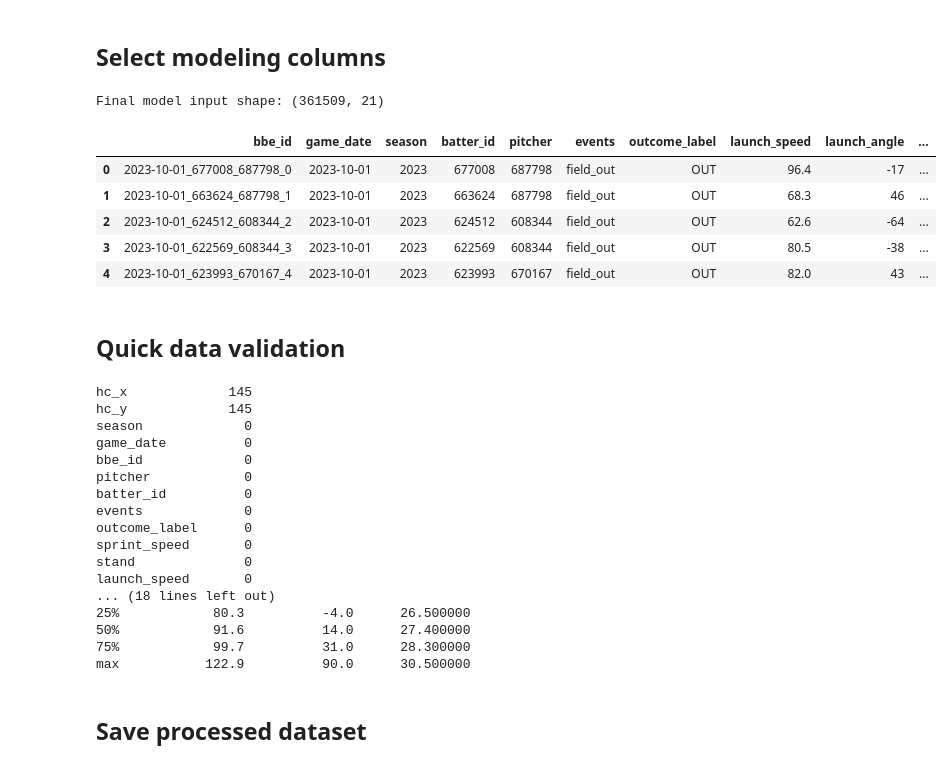
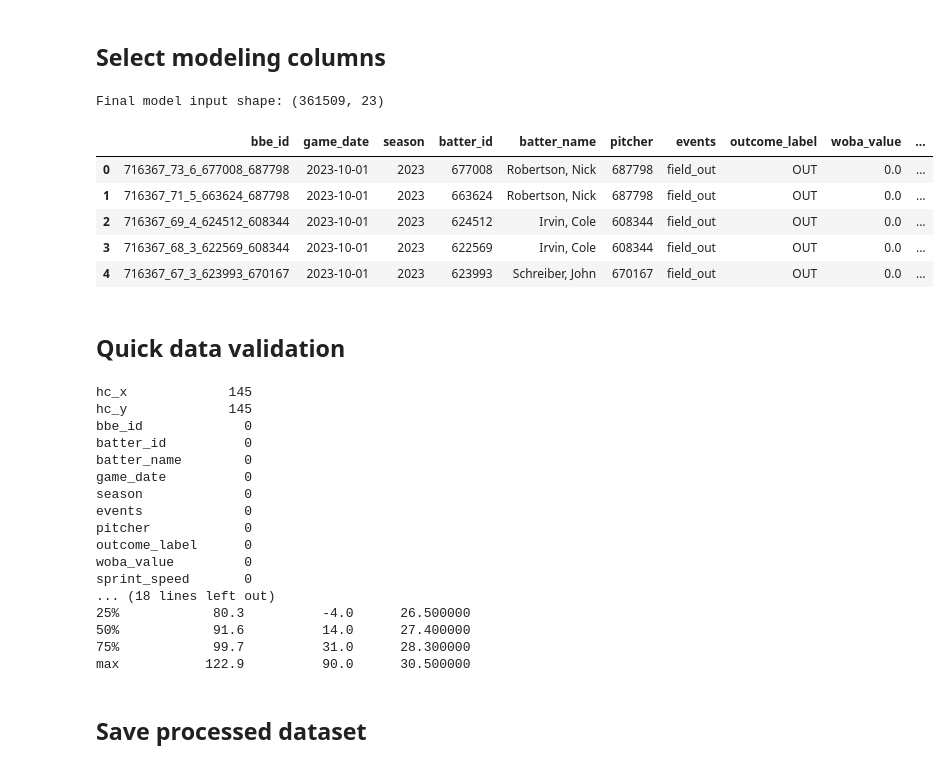
Before and after one commit to ZachGrammer/BaseballRevamp, a Jupyter notebook: 02_data_preparation.ipynb, the cells around one changed output. Drawn from its saved outputs; the diff is of its cells as text; code cells hidden in the pictures.

Commit message:
Tinkering before final notebook Changed bbe_id to be unique. Prevented possible data leakage in ground ball model. Adjusted markdown cell contents. Added more model performance validation.

```diff
--- a/02_data_preparation.ipynb
+++ b/02_data_preparation.ipynb
@@ -99,11 +98,15 @@ Name: count, dtype: int64
 bbe = bbe.reset_index(drop=True)
 
 bbe["bbe_id"] = (
-    bbe["game_date"].astype(str) + "_" +
-    bbe["batter"].astype(str) + "_" +
-    bbe["pitcher"].astype(str) + "_" +
-    bbe.index.astype(str)
+    bbe["game_pk"].astype("Int64").astype(str) + "_" +
+    bbe["at_bat_number"].astype("Int64").astype(str) + "_" +
+    bbe["pitch_number"].astype("Int64").astype(str) + "_" +
+    bbe["batter"].astype("Int64").astype(str) + "_" +
+    bbe["pitcher"].astype("Int64").astype(str)
 )
 
+dup_count = bbe["bbe_id"].duplicated().sum()
+print("Duplicate bbe_id count:", dup_count)
+
 bbe[["bbe_id", "game_date", "batter", "pitcher", "events"]].head()
 # %% [output]
@@ -148,7 +152,7 @@ bbe["season"] = pd.to_numeric(bbe["season"], errors="coerce")
 bbe["batter"] = pd.to_numeric(bbe["batter"], errors="coerce")
 
 bbe = bbe.merge(
-    ss_clean[["season", "player_id", "player_name", "sprint_speed"]],
+    ss_clean[["season", "player_id", "sprint_speed"]],
     left_on=["season", "batter"],
     right_on=["season", "player_id"],
     how="left"
@@ -179,41 +192,41 @@ model_input = bbe.rename(columns={
 model_cols = [
     "bbe_id",
     "game_date",
     "season",
     "batter_id",
     "batter_name",
     "pitcher",
     "events",
     "outcome_label",
-    "actual_result_value",
+    "woba_value",
     "launch_speed",
     "launch_angle",
     "sprint_speed",
     "stand",
     "p_throws",
     "balls",
     "strikes",
     "pitch_type",
     "zone",
     "bb_type",
     "hc_x",
     "hc_y",
     "home_team",
     "away_team"
 ]
 
 model_input = model_input[[c for c in model_cols if c in model_input.columns]].copy()
 
 print("Final model input shape:", model_input.shape)
 model_input.head()
 # %% [output]
-Final model input shape: (361509, 21)
+Final model input shape: (361509, 23)
-|  | bbe_id | game_date | season | batter_id | pitcher | events | outcome_label | launch_speed | launch_angle | ... |
-| 0 | 2023-10-01_677008_687798_0 | 2023-10-01 | 2023 | 677008 | 687798 | field_out | OUT | 96.4 | -17 | ... |
-| 1 | 2023-10-01_663624_687798_1 | 2023-10-01 | 2023 | 663624 | 687798 | field_out | OUT | 68.3 | 46 | ... |
-| 2 | 2023-10-01_624512_608344_2 | 2023-10-01 | 2023 | 624512 | 608344 | field_out | OUT | 62.6 | -64 | ... |
-| 3 | 2023-10-01_622569_608344_3 | 2023-10-01 | 2023 | 622569 | 608344 | field_out | OUT | 80.5 | -38 | ... |
-| 4 | 2023-10-01_623993_670167_4 | 2023-10-01 | 2023 | 623993 | 670167 | field_out | OUT | 82.0 | 43 | ... |
+|  | bbe_id | game_date | season | batter_id | batter_name | pitcher | events | outcome_label | woba_value | ... |
+| 0 | 716367_73_6_677008_687798 | 2023-10-01 | 2023 | 677008 | Robertson, Nick | 687798 | field_out | OUT | 0.0 | ... |
+| 1 | 716367_71_5_663624_687798 | 2023-10-01 | 2023 | 663624 | Robertson, Nick | 687798 | field_out | OUT | 0.0 | ... |
+| 2 | 716367_69_4_624512_608344 | 2023-10-01 | 2023 | 624512 | Irvin, Cole | 608344 | field_out | OUT | 0.0 | ... |
+| 3 | 716367_68_3_622569_608344 | 2023-10-01 | 2023 | 622569 | Irvin, Cole | 608344 | field_out | OUT | 0.0 | ... |
+| 4 | 716367_67_3_623993_670167 | 2023-10-01 | 2023 | 623993 | Schreiber, John | 670167 | field_out | OUT | 0.0 | ... |
 # %% [markdown]
 ## Quick data validation
 # %%
@@ -225,16 +238,16 @@ print(model_input[["launch_speed", "launch_angle", "sprint_speed"]].describe())
 # %% [output]
 hc_x             145
 hc_y             145
+bbe_id             0
+batter_id          0
+batter_name        0
+game_date          0
 season             0
-game_date          0
-bbe_id             0
+events             0
 pitcher            0
-batter_id          0
-events             0
 outcome_label      0
+woba_value         0
 sprint_speed       0
-stand              0
-launch_speed       0
 ... (18 lines left out)
 25%            80.3          -4.0      26.500000
 50%            91.6          14.0      27.400000
```
Also changed, not shown: parts of 4 cells of this notebook, 5 other files.
